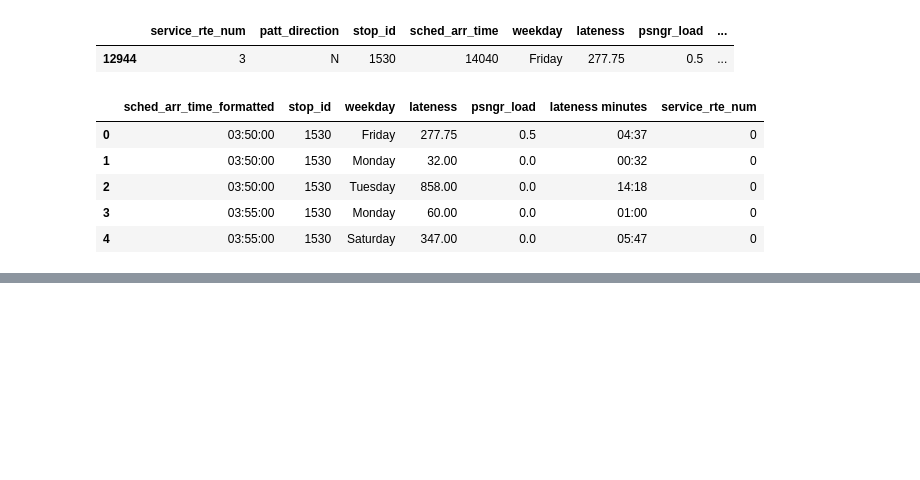
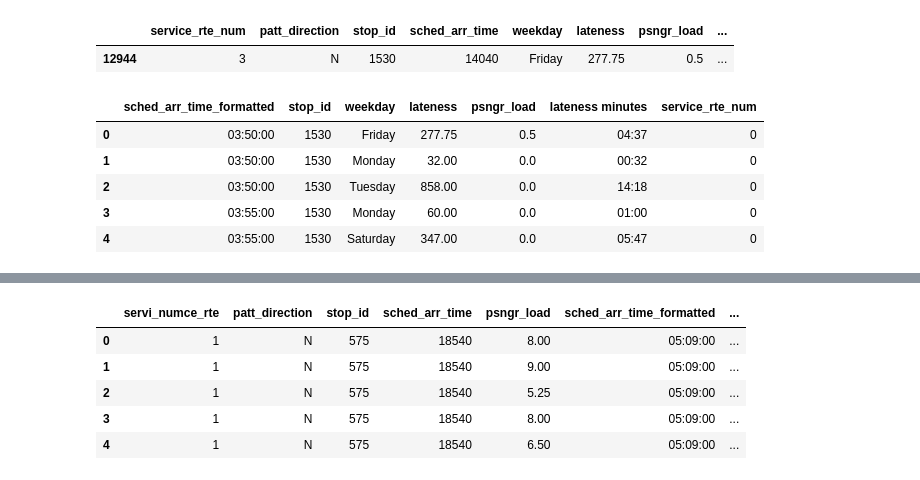
Before and after one commit to levkoch/bus-442, a Jupyter notebook: delays/data_cleaing.ipynb, the cells around one changed output, grey strips where cells are left out. Cells and saved outputs as stored; diff of their text form; code cells hidden in the pictures; blank space fills up the shorter version.

```diff
--- a/delays/data_cleaing.ipynb
+++ b/delays/data_cleaing.ipynb
@@ -193,0 +213,9 @@ avg_times.to_csv('FiveMinuteDelayAverages.csv')
+# %%
+df.head()
+# %% [output]
+|  | servi_numce_rte | patt_direction | stop_id | sched_arr_time | psngr_load | sched_arr_time_formatted | ... |
+| 0 | 1 | N | 575 | 18540 | 8.00 | 05:09:00 | ... |
+| 1 | 1 | N | 575 | 18540 | 9.00 | 05:09:00 | ... |
+| 2 | 1 | N | 575 | 18540 | 5.25 | 05:09:00 | ... |
+| 3 | 1 | N | 575 | 18540 | 8.00 | 05:09:00 | ... |
+| 4 | 1 | N | 575 | 18540 | 6.50 | 05:09:00 | ... |
```
Also changed, not shown: parts of 19 cells of this notebook, 4 other files.
